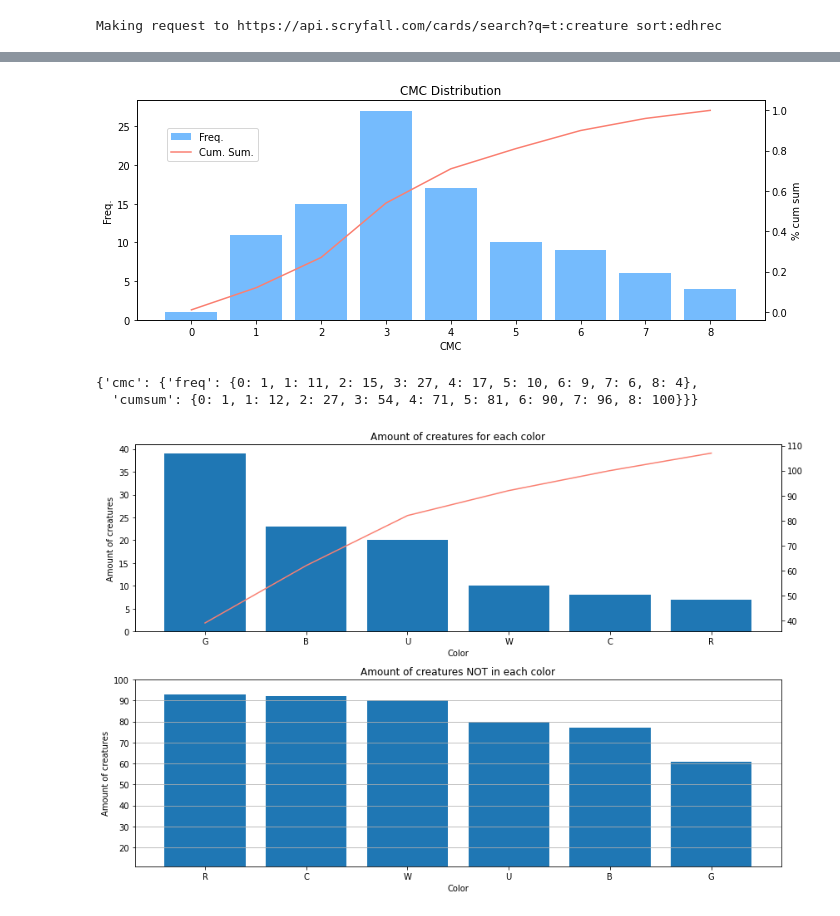
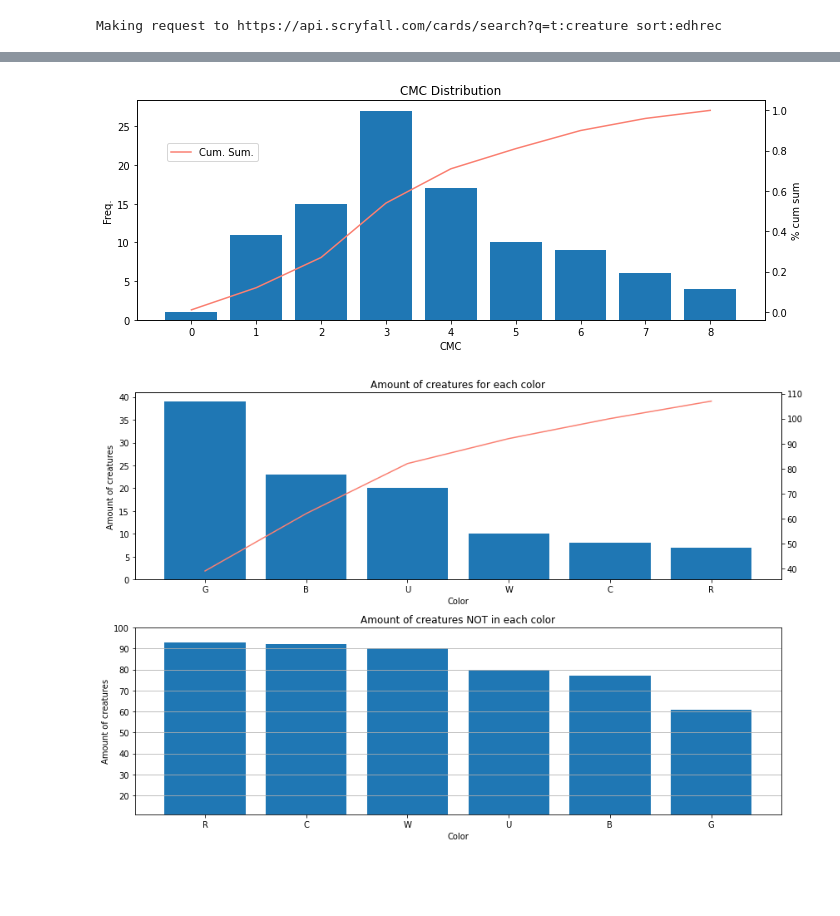
Before and after one commit to victorgcapone/mtgstats, a Jupyter notebook: notebooks/Top 100 most popular creatures.ipynb, the cells around one changed output, grey strips where cells are left out. Drawn from its saved outputs; the diff is of its cells as text; code cells hidden in the pictures; blank space fills up the shorter version.

```diff
--- a/notebooks/Top 100 most popular creatures.ipynb
+++ b/notebooks/Top 100 most popular creatures.ipynb
@@ -20,30 +21,33 @@ data.head()
 | 2 | Eternal Witness | {1}{G}{G} | 3.0 | Creature — Human Shaman | When Eternal Witness enters the b... | 2 | 1 | [G] | [G] | ... |
 | 3 | Llanowar Elves | {G} | 1.0 | Creature — Elf Druid | {T}: Add {G}. | 1 | 1 | [G] | [G] | ... |
 | 4 | Birds of Paradise | {G} | 1.0 | Creature — Bird | Flying\n{T}: Add one mana of any ... | 0 | 1 | [G] | [G] | ... |
+# %%
+dist, cumsum = cmc_analysis(cards, normalize_cumsum=True)
 # %%
 fig, ax = plt.subplots(figsize = (10,4))
 
 bins = range(int(data.cmc.max())+1)
 freqs = data.cmc.value_counts().sort_index()
 
 ax.set(
     title='CMC Distribution',
     xlabel = 'CMC',
     ylabel = 'Freq.',
     xticks = bins
 )
 
 cumsum_ax = ax.twinx()
 cumsum_ax.set(
     ylabel = '% cum sum'
 )
 
-ax.bar(bins, freqs, label="Freq.", color='xkcd:sky blue')
-cumsum_ax.plot(bins, freqs.cumsum()/len(data), c='salmon', label='Cum. Sum.')
+ax.bar(dist.keys(), dist.values())
+#ax.bar(bins, freqs, label="Freq.", color='xkcd:sky blue')
+cumsum_ax.plot(cumsum.keys(), cumsum.values(), c='salmon', label='Cum. Sum.')
 
 fig.legend(loc=(.1, .7))
 
 fig.tight_layout()
 # %% [output]
-[figure, old version]
+[figure, new version]
 # %%
@@ -53,9 +58,4 @@ stats['cmc'] = {
 }
-# %%
-stats
-# %% [output]
-{'cmc': {'freq': {0: 1, 1: 11, 2: 15, 3: 27, 4: 17, 5: 10, 6: 9, 7: 6, 8: 4},
-  'cumsum': {0: 1, 1: 12, 2: 27, 3: 54, 4: 71, 5: 81, 6: 90, 7: 96, 8: 100}}}
 # %%
 colors = {
     'W': 0,
```
Also changed, not shown: parts of 2 cells of this notebook, 1 other file.
